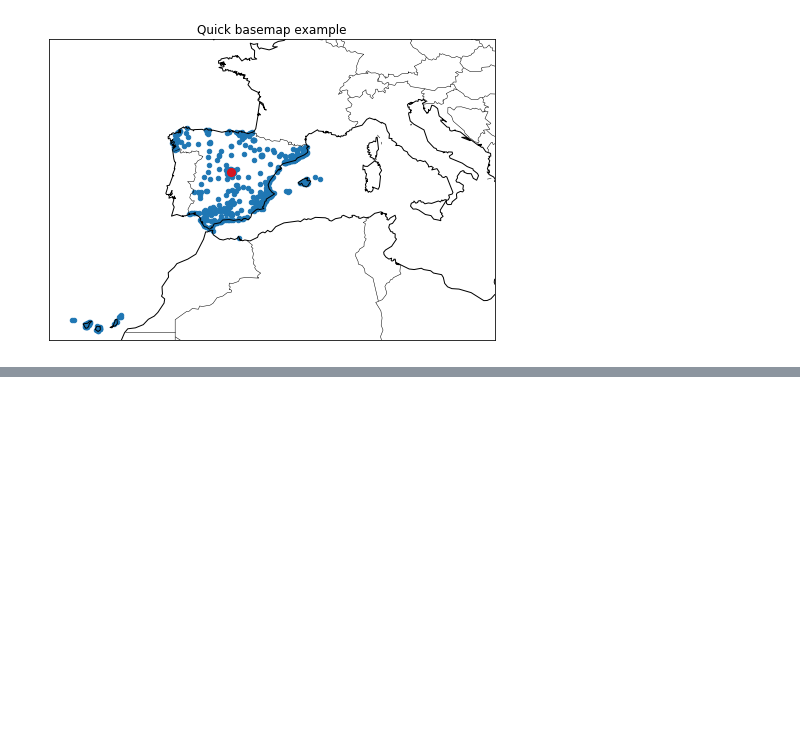
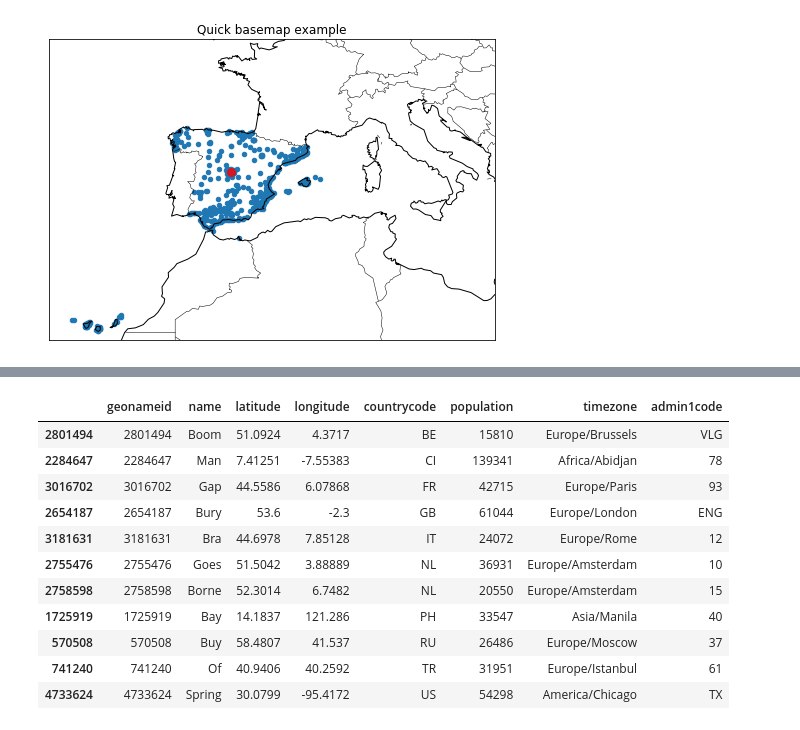
Before and after one commit to jshaffer94247/data-science-portfolio, a Jupyter notebook: how-to/explore_geonamescache.ipynb, the cells around one changed output, grey strips where cells are left out. Drawn from its saved outputs; the diff is of its cells as text; code cells hidden in the pictures; blank space fills up the shorter version.

Commit message:
Added use cases and suggestions for handling tricky city names

```diff
--- a/how-to/explore_geonamescache.ipynb
+++ b/how-to/explore_geonamescache.ipynb
@@ -417,0 +422,16 @@ plt.show()
+# %%
+#gc.get_cities()['4930956']        Accessed by geonameid
+list_of_tricky_names = ['Of','Gap','Boom','Hit','Can','Man','Goes','Come','Bay','Spring','Borne','Buy',\
+                    'Bury','Bra','Papa']
+
+# The problem with this approach is that the names have not been run through unidecode
+for c in list_of_tricky_names:
+    ng = gc.get_cities_by_name(c)   #Accessed by city name; returns a list of dictionaries
+    if (ng):
+        for k in ng[0]:
+            print("{}: population {}, lat {} long {}".format(ng[0][k]['name'],\
+                                                         ng[0][k]['population'],\
+                                                         ng[0][k]['latitude'],\
+                                                         ng[0][k]['longitude']))
+
+# Note that some are MISSING! "Hit" and "Can" actual have special characters.
@@ -417,0 +450,17 @@ plt.show()
+# %%
+# An easier option is to use the DataFrame with the modified names
+
+df_cities[df_cities['name'].apply(lambda x: True if x in list_of_tricky_names else False)]
+# %% [output]
+|  | geonameid | name | latitude | longitude | countrycode | population | timezone | admin1code |
+| 2801494 | 2801494 | Boom | 51.0924 | 4.3717 | BE | 15810 | Europe/Brussels | VLG |
+| 2284647 | 2284647 | Man | 7.41251 | -7.55383 | CI | 139341 | Africa/Abidjan | 78 |
+| 3016702 | 3016702 | Gap | 44.5586 | 6.07868 | FR | 42715 | Europe/Paris | 93 |
+| 2654187 | 2654187 | Bury | 53.6 | -2.3 | GB | 61044 | Europe/London | ENG |
+| 3181631 | 3181631 | Bra | 44.6978 | 7.85128 | IT | 24072 | Europe/Rome | 12 |
+| 2755476 | 2755476 | Goes | 51.5042 | 3.88889 | NL | 36931 | Europe/Amsterdam | 10 |
+| 2758598 | 2758598 | Borne | 52.3014 | 6.7482 | NL | 20550 | Europe/Amsterdam | 15 |
+| 1725919 | 1725919 | Bay | 14.1837 | 121.286 | PH | 33547 | Asia/Manila | 40 |
+| 570508 | 570508 | Buy | 58.4807 | 41.537 | RU | 26486 | Europe/Moscow | 37 |
+| 741240 | 741240 | Of | 40.9406 | 40.2592 | TR | 31951 | Europe/Istanbul | 61 |
+| 4733624 | 4733624 | Spring | 30.0799 | -95.4172 | US | 54298 | America/Chicago | TX |
```
Also changed, not shown: parts of 8 cells of this notebook.
